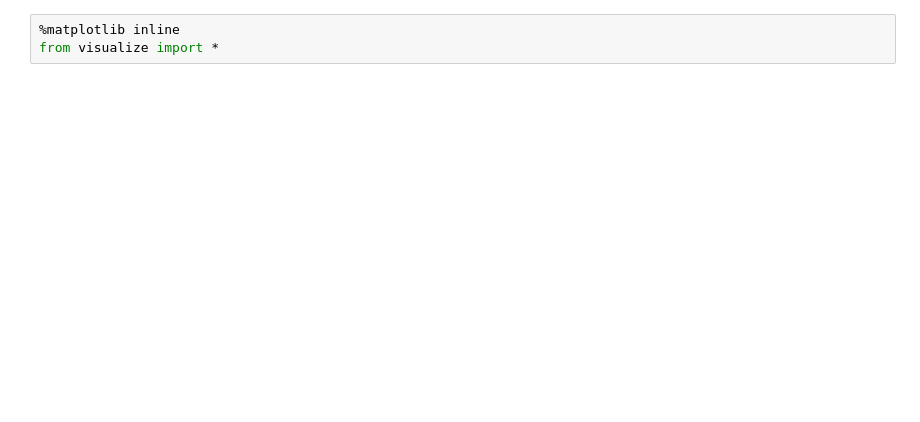
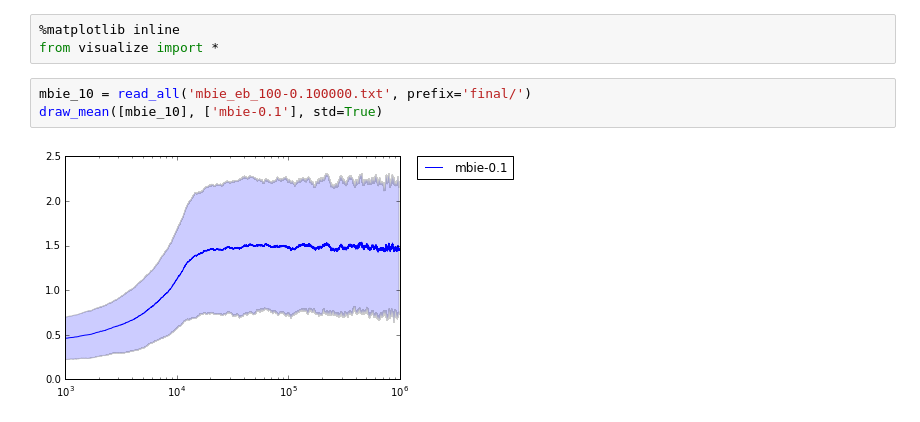
Before and after one commit to afcarl/TabularRLpp, a Jupyter notebook: visualization.ipynb, the cells around one changed output. Drawn from its saved outputs; the diff is of its cells as text; blank space fills up the shorter version.

```diff
--- a/visualization.ipynb
+++ b/visualization.ipynb
@@ -1,6 +1,11 @@
 # %%
 %matplotlib inline
 from visualize import *
+# %%
+mbie_10 = read_all('mbie_eb_100-0.100000.txt', prefix='final/')
+draw_mean([mbie_10], ['mbie-0.1'], std=True)
+# %% [output]
+[figure, added]
 # %%
 mbie_10 = read_all('mbie_eb_100-0.100000.txt', prefix='final/')
 mbie_20 = read_all('mbie_eb_100-0.200000.txt', prefix='final/')
```
Also changed, not shown: parts of 8 cells of this notebook, 2 other files.
